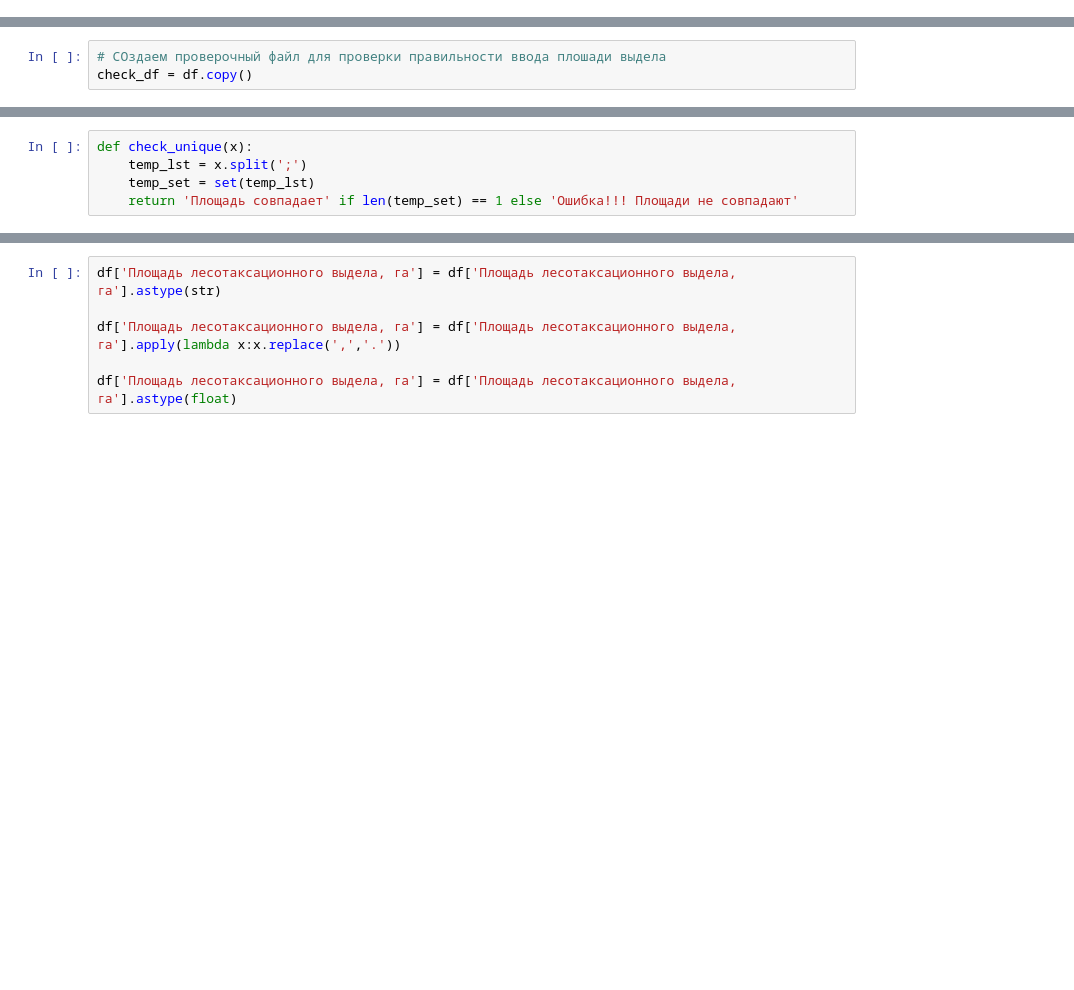
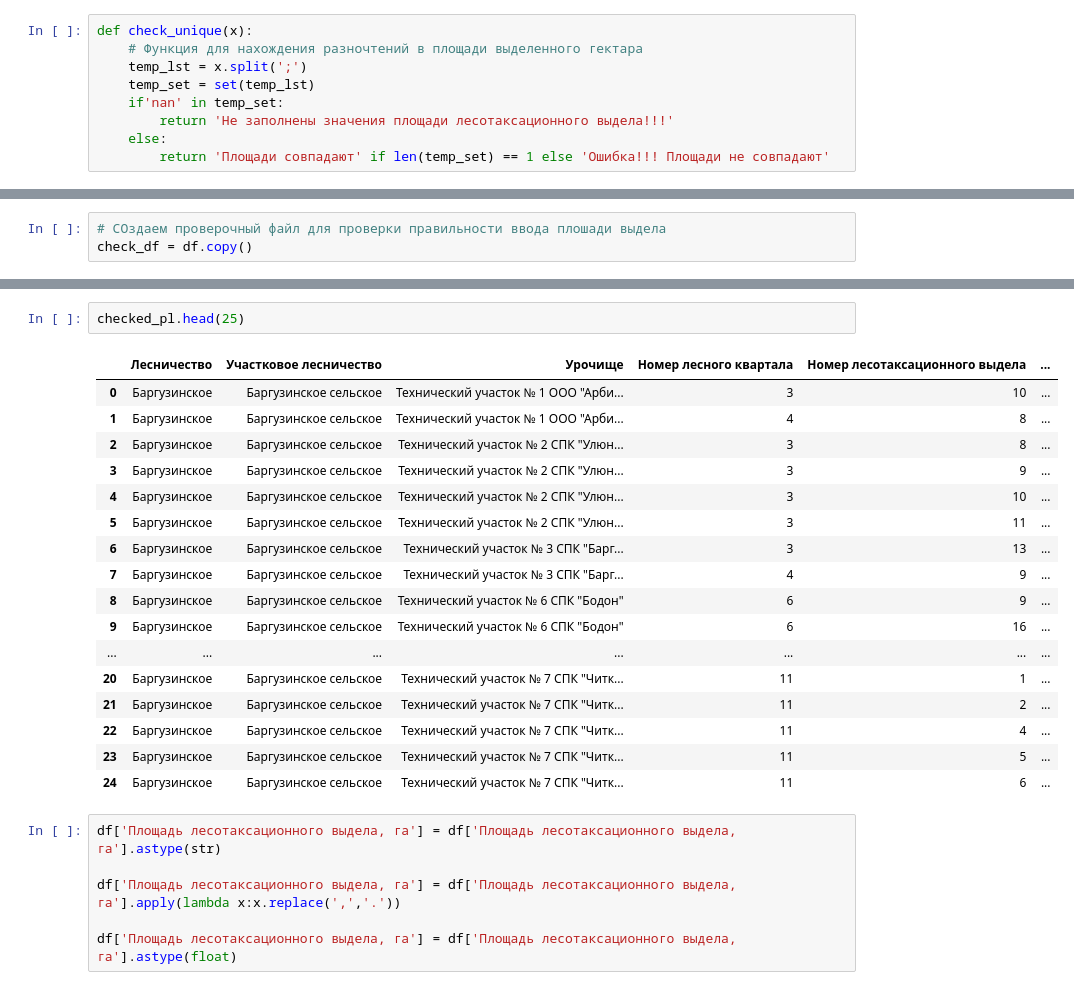
Before and after one commit to t0r1n88/Cassandra, a Jupyter notebook: blpk.ipynb, the cells around one changed output, grey strips where cells are left out. Cells and saved outputs as stored; diff of their text form; blank space fills up the shorter version.

```diff
--- a/blpk.ipynb
+++ b/blpk.ipynb
@@ -4,3 +10,12 @@ import openpyxl
+# %%
+def check_unique(x):
+    # Функция для нахождения разночтений в площади выделенного гектара
+    temp_lst = x.split(';')
+    temp_set = set(temp_lst)
+    if'nan' in temp_set:
+        return 'Не заполнены значения площади лесотаксационного выдела!!!'
+    else:
+        return 'Площади совпадают' if len(temp_set) == 1 else 'Ошибка!!! Площади не совпадают'
 # %%
 df = pd.read_excel('data/BLPK.xlsx',sheet_name='Реестр УПП',skiprows=6)
 # %%
@@ -21,5 +30,0 @@ def combine(x):
-# %%
-def check_unique(x):
-    temp_lst = x.split(';')
-    temp_set = set(temp_lst)
-    return 'Площадь совпадает' if len(temp_set) == 1 else 'Ошибка!!! Площади не совпадают'
@@ -36,3 +53,23 @@ checked_pl.to_excel('Отчет Контроль совпадения площа
+# %%
+checked_pl.head(25)
+# %% [output]
+|  | Лесничество | Участковое лесничество | Урочище | Номер лесного квартала | Номер лесотаксационного выдела | ... |
+| 0 | Баргузинское | Баргузинское сельское | Технический участок № 1 ООО "Арби... | 3 | 10 | ... |
+| 1 | Баргузинское | Баргузинское сельское | Технический участок № 1 ООО "Арби... | 4 | 8 | ... |
+| 2 | Баргузинское | Баргузинское сельское | Технический участок № 2 СПК "Улюн... | 3 | 8 | ... |
+| 3 | Баргузинское | Баргузинское сельское | Технический участок № 2 СПК "Улюн... | 3 | 9 | ... |
+| 4 | Баргузинское | Баргузинское сельское | Технический участок № 2 СПК "Улюн... | 3 | 10 | ... |
+| 5 | Баргузинское | Баргузинское сельское | Технический участок № 2 СПК "Улюн... | 3 | 11 | ... |
+| 6 | Баргузинское | Баргузинское сельское | Технический участок № 3 СПК "Барг... | 3 | 13 | ... |
+| 7 | Баргузинское | Баргузинское сельское | Технический участок № 3 СПК "Барг... | 4 | 9 | ... |
+| 8 | Баргузинское | Баргузинское сельское | Технический участок № 6 СПК "Бодон" | 6 | 9 | ... |
+| 9 | Баргузинское | Баргузинское сельское | Технический участок № 6 СПК "Бодон" | 6 | 16 | ... |
+| ... | ... | ... | ... | ... | ... | ... |
+| 20 | Баргузинское | Баргузинское сельское | Технический участок № 7 СПК "Читк... | 11 | 1 | ... |
+| 21 | Баргузинское | Баргузинское сельское | Технический участок № 7 СПК "Читк... | 11 | 2 | ... |
+| 22 | Баргузинское | Баргузинское сельское | Технический участок № 7 СПК "Читк... | 11 | 4 | ... |
+| 23 | Баргузинское | Баргузинское сельское | Технический участок № 7 СПК "Читк... | 11 | 5 | ... |
+| 24 | Баргузинское | Баргузинское сельское | Технический участок № 7 СПК "Читк... | 11 | 6 | ... |
 # %%
 df['Площадь лесотаксационного выдела, га'] = df['Площадь лесотаксационного выдела, га'].astype(str)
 
```
Also changed, not shown: parts of 18 cells of this notebook.
